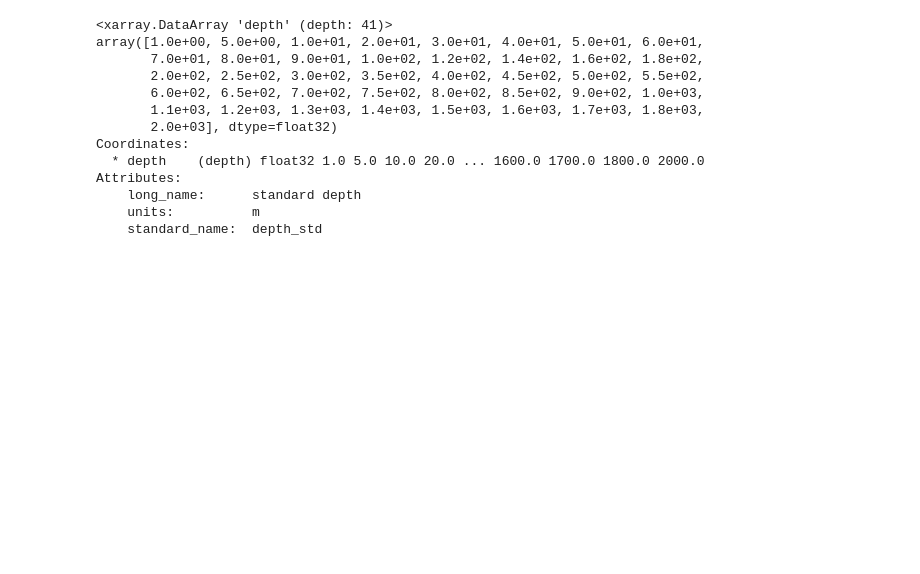
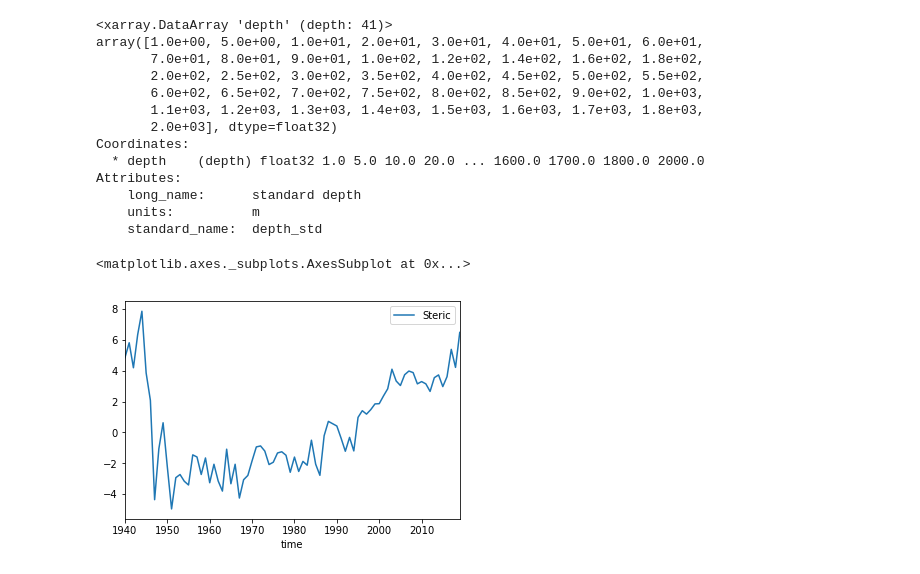
Before and after one commit to Jacobiaan/SLBudget, a Jupyter notebook: notebooks/Steric.ipynb, the cells around one changed output. Saved outputs shown, nothing was run; the diff lists cells and outputs as text; code cells hidden in the pictures; blank space fills up the shorter version.

```diff
--- a/notebooks/Steric.ipynb
+++ b/notebooks/Steric.ipynb
@@ -369,3 +338,9 @@ Attributes:
     long_name:      standard depth
     units:          m
     standard_name:  depth_std
+# %%
+steric_ENS_IAP = slc.StericSL(2000, 'ENS', 'IAP')
+steric_ENS_IAP.plot()
+# %% [output]
+<matplotlib.axes._subplots.AxesSubplot at 0x...>
+[figure, added]
```
Also changed, not shown: parts of 11 cells of this notebook, 2 other files.
